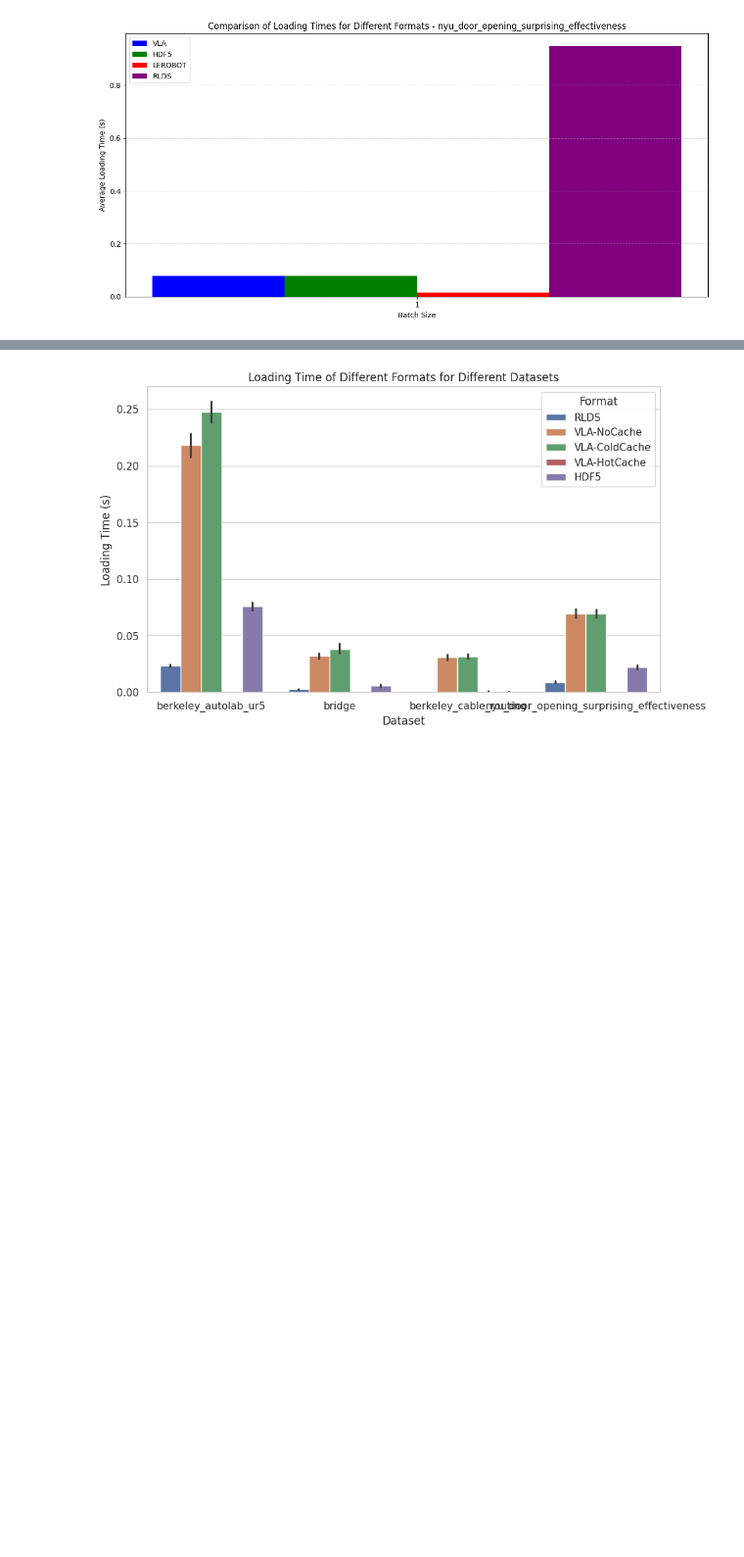
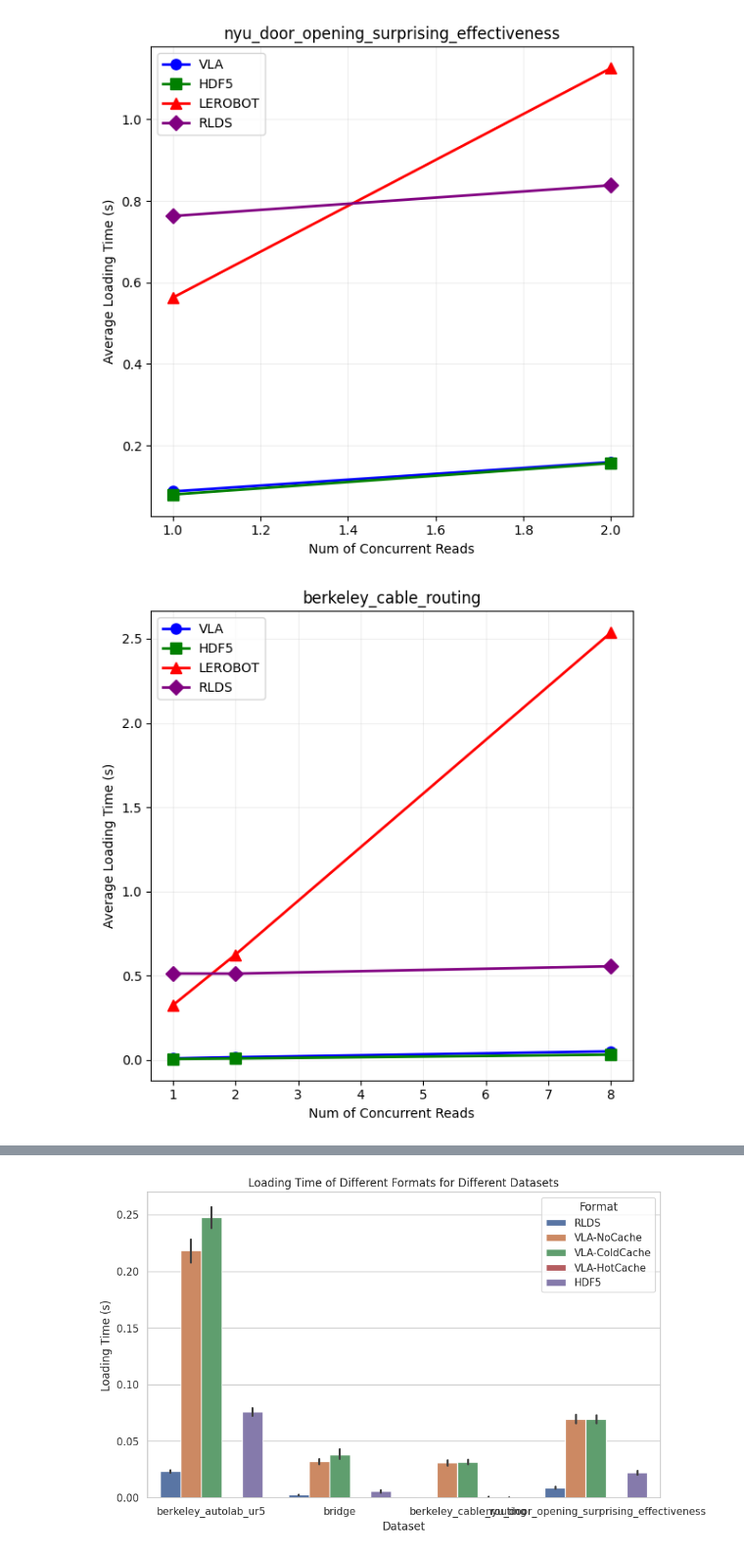
Before and after one commit to BerkeleyAutomation/fog_x, a Jupyter notebook: benchmarks/Visualization.ipynb, the cells around one changed output, grey strips where cells are left out. Shown: that part at 98% size. Cells and saved outputs as stored; diff of their text form; code cells hidden in the pictures; blank space fills up the shorter version.

```diff
--- a/benchmarks/Visualization.ipynb
+++ b/benchmarks/Visualization.ipynb
@@ -1,44 +1,47 @@
 # %%
 import pandas as pd
 import matplotlib.pyplot as plt
 
 # Read the CSV file
-df = pd.read_csv('../format_comparison_results.csv')
+df = pd.read_csv('./format_comparison_results.csv')
 
-# Define colors for each format
-colors = {'VLA': 'blue', 'HDF5': 'green', 'LEROBOT': 'red', 'RLDS': 'purple'}
+# Define colors and markers for each format
+format_styles = {
+    'VLA': ('blue', 'o'),
+    'HDF5': ('green', 's'),
+    'LEROBOT': ('red', '^'),
+    'RLDS': ('purple', 'D')
+}
 
 # Get unique datasets and batch sizes
 datasets = df['Dataset'].unique()
-batch_sizes = df['BatchSize'].unique()
-
-# Set the width of each bar
-bar_width = 1
 
 # Create a figure for each dataset
 for dataset in datasets:
-    plt.figure(figsize=(12, 6))
+    plt.figure(figsize=(6, 6))
 
     dataset_df = df[df['Dataset'] == dataset]
 
-    # Create the grouped bar plot
-    for i, format in enumerate(colors.keys()):
+    # Create the line plot
+    for format, (color, marker) in format_styles.items():
         data = dataset_df[dataset_df['Format'] == format]
-        plt.bar(data['BatchSize'] + i*bar_width, data['AverageLoadingTime(s)'],
-                width=bar_width, color=colors[format], label=format)
+        plt.plot(data['BatchSize'], data['AverageLoadingTime(s)'],
+                 color=color, marker=marker, label=format, linewidth=2, markersize=8)
 
     # Customize the plot
-    plt.xlabel('Batch Size')
+    plt.xlabel('Num of Concurrent Reads')
     plt.ylabel('Average Loading Time (s)')
-    plt.title(f'Comparison of Loading Times for Different Formats - {dataset}')
+    plt.title(f'{dataset}')
     plt.legend()
-    plt.xticks(batch_sizes + bar_width*1.5, batch_sizes)
+    # plt.xscale('log')  # Use log scale for x-axis
+    # plt.yscale('log')  # Use log scale for y-axis
 
     # Add a grid for better readability
-    plt.grid(axis='y', linestyle='--', alpha=0.7)
+    plt.grid(True, which="both", ls="-", alpha=0.2)
 
     # Show the plot
     plt.tight_layout()
     plt.show()
 # %% [output]
-[figure, old version]
+[figure, new version]
+[figure, added]
```
Also changed, not shown: parts of 1 cell of this notebook, 6 other files.
